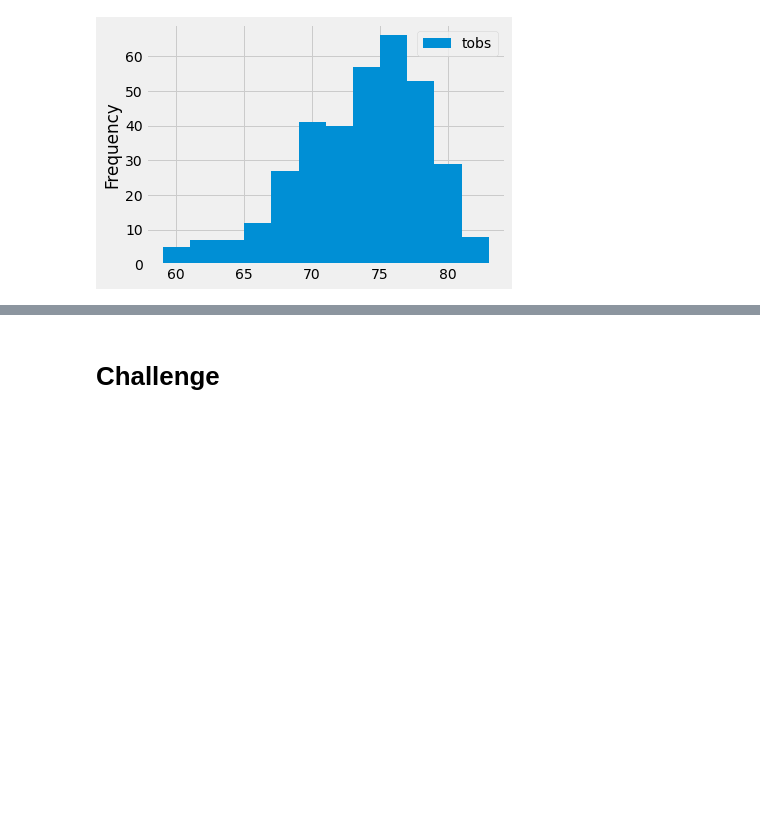
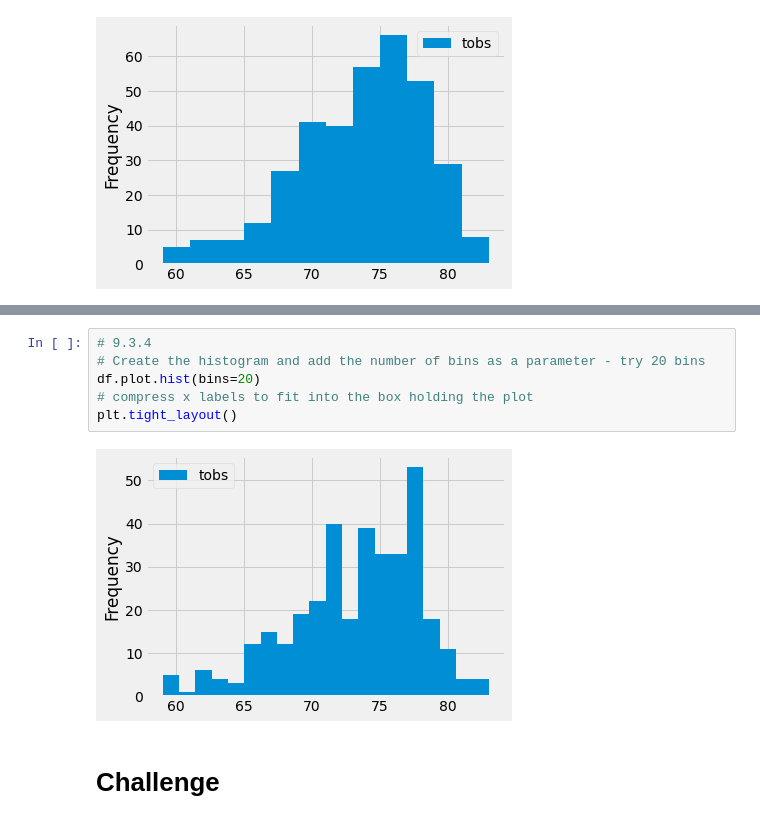
Before and after one commit to abtieku/surfs_up, a Jupyter notebook: climate_analysis.ipynb, the cells around one changed output, grey strips where cells are left out. Drawn from its saved outputs; the diff is of its cells as text; blank space fills up the shorter version.

```diff
--- a/climate_analysis.ipynb
+++ b/climate_analysis.ipynb
@@ -200,2 +208,10 @@ plt.tight_layout()
+# %%
+# 9.3.4
+# Create the histogram and add the number of bins as a parameter - try 20 bins
+df.plot.hist(bins=20)
+# compress x labels to fit into the box holding the plot
+plt.tight_layout()
+# %% [output]
+[figure, added]
 # %% [markdown]
 # Challenge
```
Also changed, not shown: parts of 1 cell of this notebook, 1 other file.
